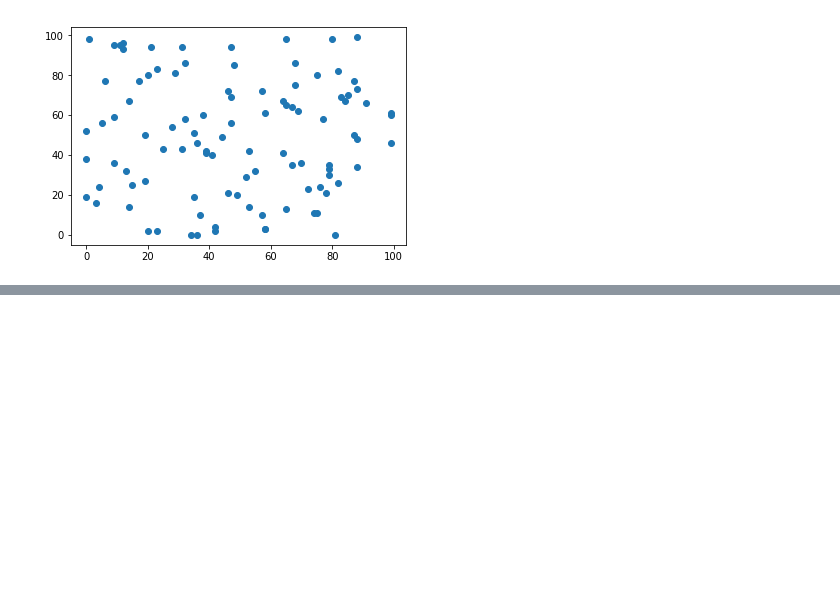
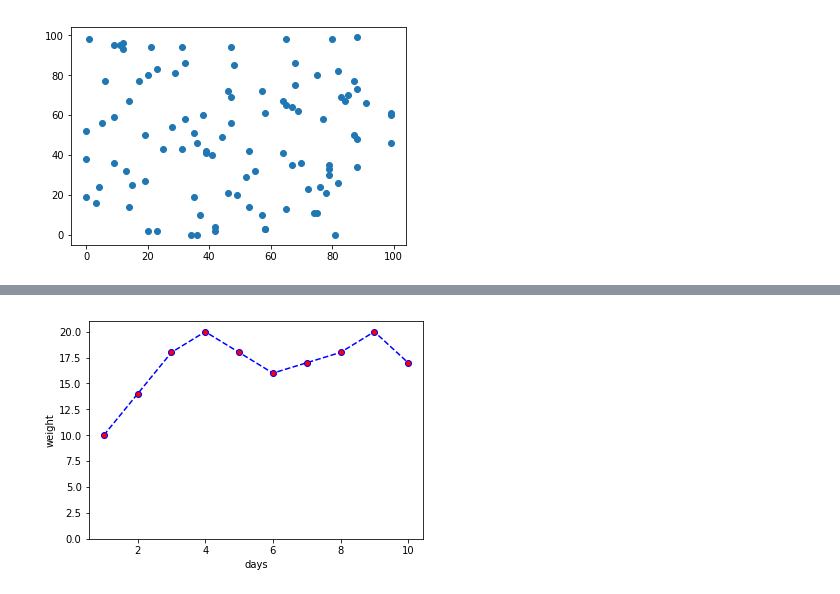
Before and after one commit to vbitjp/Python, a Jupyter notebook: plot/matplotlib01.ipynb, the cells around one changed output, grey strips where cells are left out. Saved outputs shown, nothing was run; the diff lists cells and outputs as text; code cells hidden in the pictures; blank space fills up the shorter version.

```diff
--- a/plot/matplotlib01.ipynb
+++ b/plot/matplotlib01.ipynb
@@ -23,0 +37,10 @@ plt.show()
+# %%
+plt.ylim([0, weight.max()+1])
+plt.xlabel("days")
+plt.ylabel("weight")
+
+# 円マーカーを赤色でプロットし、青の破線の折れ線グラフ作成
+plt.plot(days, weight, linestyle="--", color="b", marker="o", markerfacecolor="r")
+plt.show()
+# %% [output]
+[figure, added]
```
Also changed, not shown: parts of 5 cells of this notebook.
